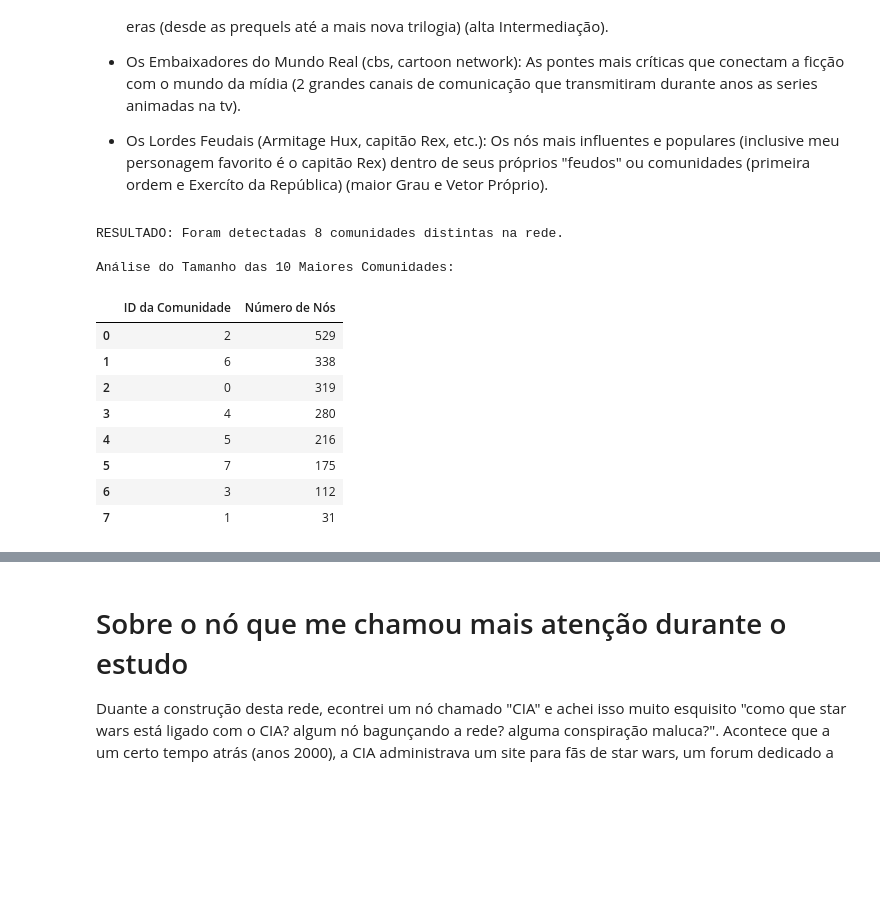
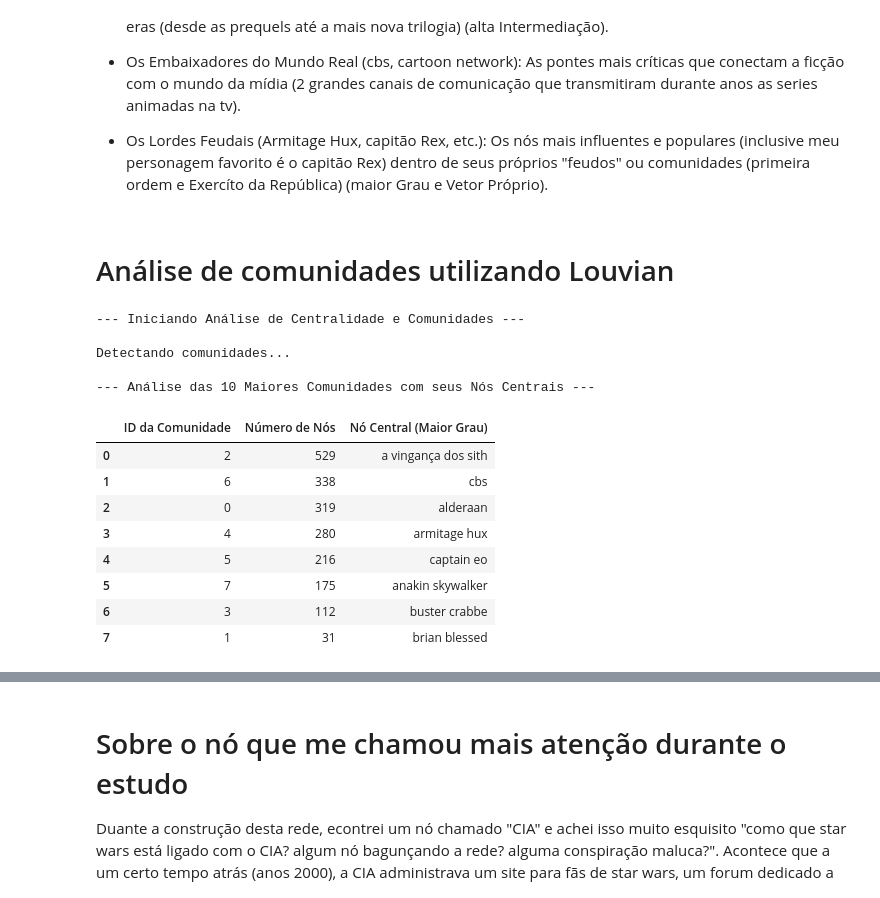
Before and after one commit to luishenriquegj/U2-analise-de-redes, a Jupyter notebook: Analise_de_Redes.ipynb, the cells around one changed output, grey strips where cells are left out. Cells and saved outputs as stored; diff of their text form; code cells hidden in the pictures; blank space fills up the shorter version.

```diff
--- a/Analise_de_Redes.ipynb
+++ b/Analise_de_Redes.ipynb
@@ -570,45 +582,61 @@ A gente não tem como definir um nodo como o mais importante, mas podemos eleger
 * Os Embaixadores do Mundo Real (cbs, cartoon network): As pontes mais críticas que conectam a ficção com o mundo da mídia (2 grandes canais de comunicação que transmitiram durante anos as series animadas na tv).
 
 * Os Lordes Feudais (Armitage Hux, capitão Rex, etc.): Os nós mais influentes e populares (inclusive meu personagem favorito é o capitão Rex) dentro de seus próprios "feudos" ou comunidades (primeira ordem e Exercíto da República) (maior Grau e Vetor Próprio).
+# %% [markdown]
+# Análise de comunidades utilizando Louvian
 # %%
-
 import networkx as nx
 import pandas as pd
-import matplotlib.pyplot as plt
+import community as community_louvain
 from collections import Counter
-import community as community_louvain
-from IPython.display import display, IFrame, Markdown
-import os
+from IPython.display import display
 
+
+print("--- Iniciando Análise de Centralidade e Comunidades ---")
+
+
+#1 CRIAR O DATAFRAME INICIAL
 df_centrality = pd.DataFrame({
     'degree': degree_centrality,
     'betweenness': betweenness_centrality,
     'closeness': closeness_centrality,
     'eigenvector': eigenvector_centrality
 })
 
-#Roda o algoritmo Louvain para encontrar a melhor partição (comunidades)
+
+
+#2 EXECUTAR A DETECÇÃO DE COMUNIDADES
+print("\nDetectando comunidades...")
 partition = community_louvain.best_partition(LCC, random_state=42)
+df_centrality['community'] = pd.Series(partition)
 
-#Relatório básico dos resultados
-num_communities = len(set(partition.values()))
-print(f"\nRESULTADO: Foram detectadas {num_communities} comunidades distintas na rede.")
+print("\n--- Análise das 10 Maiores Comunidades com seus Nós Centrais ---")
 
-#Análise do tamanho das comunidades
-print("\nAnálise do Tamanho das 10 Maiores Comunidades:")
 community_counts = Counter(partition.values())
-df_communities = pd.DataFrame(community_counts.most_common(10), columns=['ID da Comunidade', 'Número de Nós'])
+top_communities_info = community_counts.most_common(10)
+
+central_nodes_list = []
+for community_id, size in top_communities_info:
+    nodes_in_community = df_centrality[df_centrality['community'] == community_id]
+    central_node = nodes_in_community['degree'].idxmax()
+    central_nodes_list.append(central_node)
+
+df_communities = pd.DataFrame(top_communities_info, columns=['ID da Comunidade', 'Número de Nós'])
+df_communities['Nó Central (Maior Grau)'] = central_nodes_list
+
 display(df_communities)
 # %% [output]
-RESULTADO: Foram detectadas 8 comunidades distintas na rede.
+--- Iniciando Análise de Centralidade e Comunidades ---
 
-Análise do Tamanho das 10 Maiores Comunidades:
+Detectando comunidades...
+
+--- Análise das 10 Maiores Comunidades com seus Nós Centrais ---
-|  | ID da Comunidade | Número de Nós |
-| 0 | 2 | 529 |
-| 1 | 6 | 338 |
-| 2 | 0 | 319 |
-| 3 | 4 | 280 |
-| 4 | 5 | 216 |
-| 5 | 7 | 175 |
-| 6 | 3 | 112 |
-| 7 | 1 | 31 |
+|  | ID da Comunidade | Número de Nós | Nó Central (Maior Grau) |
+| 0 | 2 | 529 | a vingança dos sith |
+| 1 | 6 | 338 | cbs |
+| 2 | 0 | 319 | alderaan |
+| 3 | 4 | 280 | armitage hux |
+| 4 | 5 | 216 | captain eo |
+| 5 | 7 | 175 | anakin skywalker |
+| 6 | 3 | 112 | buster crabbe |
+| 7 | 1 | 31 | brian blessed |
```
Also changed, not shown: parts of 7 cells of this notebook.
